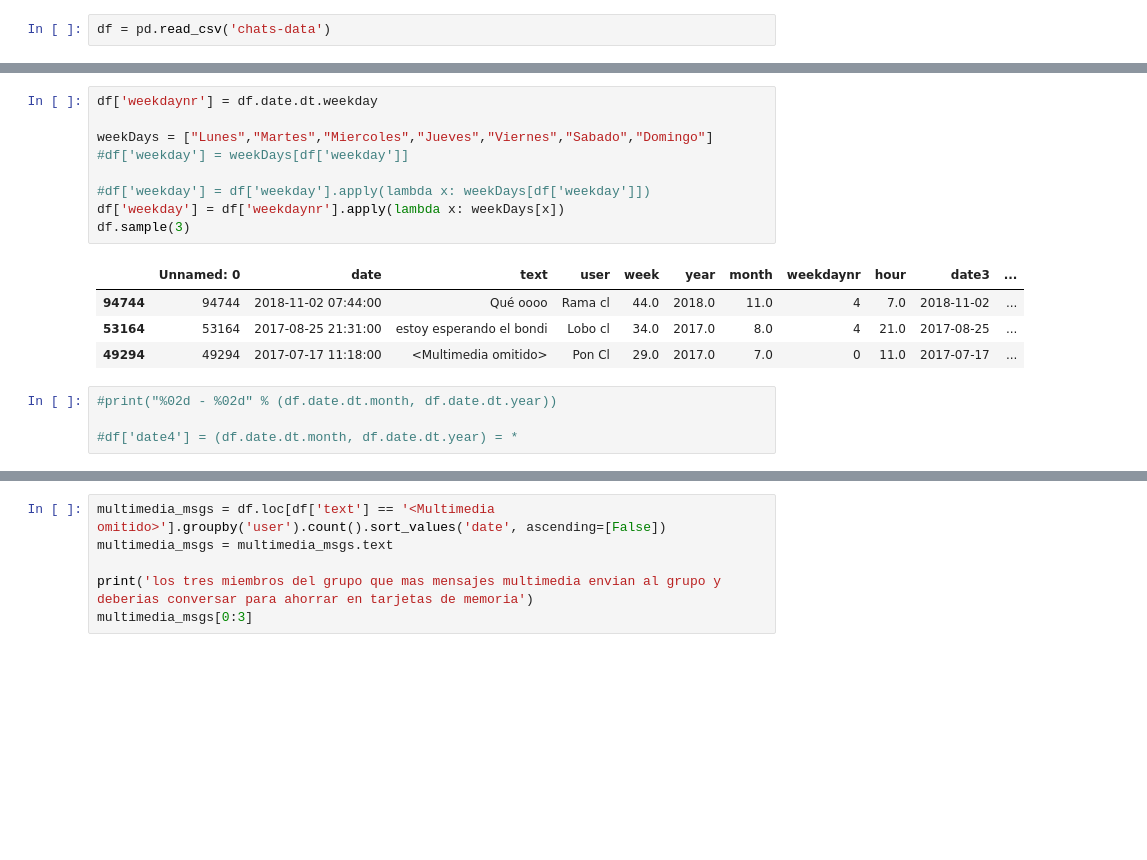
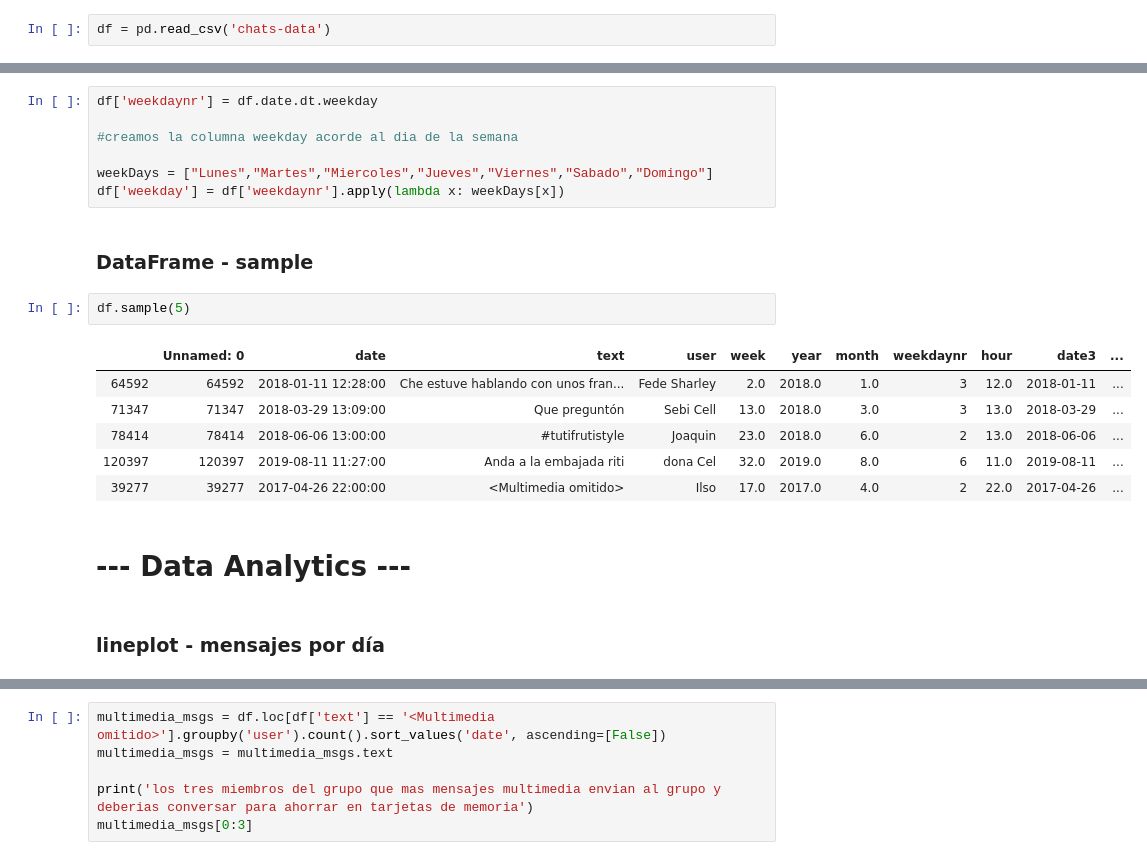
Before and after one commit to joaquin-tempelsman/data-stories, a Jupyter notebook: Whatsapp group - analytics/notebook - DH.ipynb, the cells around one changed output, grey strips where cells are left out. Drawn from its saved outputs; the diff is of its cells as text; blank space fills up the shorter version.

```diff
--- a/Whatsapp group - analytics/notebook - DH.ipynb
+++ b/Whatsapp group - analytics/notebook - DH.ipynb
@@ -96,19 +105,23 @@ df.sample(3)
 # %%
 df['weekdaynr'] = df.date.dt.weekday
 
+#creamos la columna weekday acorde al dia de la semana
+
 weekDays = ["Lunes","Martes","Miercoles","Jueves","Viernes","Sabado","Domingo"]
-#df['weekday'] = weekDays[df['weekday']]
-
-#df['weekday'] = df['weekday'].apply(lambda x: weekDays[df['weekday']])
 df['weekday'] = df['weekdaynr'].apply(lambda x: weekDays[x])
-df.sample(3)
-# %% [output]
-|  | Unnamed: 0 | date | text | user | week | year | month | weekdaynr | hour | date3 | ... |
-| 94744 | 94744 | 2018-11-02 07:44:00 | Qué oooo | Rama cl | 44.0 | 2018.0 | 11.0 | 4 | 7.0 | 2018-11-02 | ... |
-| 53164 | 53164 | 2017-08-25 21:31:00 | estoy esperando el bondi | Lobo cl | 34.0 | 2017.0 | 8.0 | 4 | 21.0 | 2017-08-25 | ... |
-| 49294 | 49294 | 2017-07-17 11:18:00 | <Multimedia omitido> | Pon Cl | 29.0 | 2017.0 | 7.0 | 0 | 11.0 | 2017-07-17 | ... |
-# %%
-#print("%02d - %02d" % (df.date.dt.month, df.date.dt.year))
-
-#df['date4'] = (df.date.dt.month, df.date.dt.year) = *
+# %% [markdown]
+### DataFrame - sample
+# %%
+df.sample(5)
+# %% [output]
+|  | Unnamed: 0 | date | text | user | week | year | month | weekdaynr | hour | date3 | ... |
+| 64592 | 64592 | 2018-01-11 12:28:00 | Che estuve hablando con unos fran... | Fede Sharley | 2.0 | 2018.0 | 1.0 | 3 | 12.0 | 2018-01-11 | ... |
+| 71347 | 71347 | 2018-03-29 13:09:00 | Que preguntón | Sebi Cell | 13.0 | 2018.0 | 3.0 | 3 | 13.0 | 2018-03-29 | ... |
+| 78414 | 78414 | 2018-06-06 13:00:00 | #tutifrutistyle | Joaquin | 23.0 | 2018.0 | 6.0 | 2 | 13.0 | 2018-06-06 | ... |
+| 120397 | 120397 | 2019-08-11 11:27:00 | Anda a la embajada riti | dona Cel | 32.0 | 2019.0 | 8.0 | 6 | 11.0 | 2019-08-11 | ... |
+| 39277 | 39277 | 2017-04-26 22:00:00 | <Multimedia omitido> | Ilso | 17.0 | 2017.0 | 4.0 | 2 | 22.0 | 2017-04-26 | ... |
+# %% [markdown]
+# --- Data Analytics  ---
+# %% [markdown]
+### lineplot - mensajes por día
 # %%
```
Also changed, not shown: parts of 20 cells of this notebook, 2 other files.
